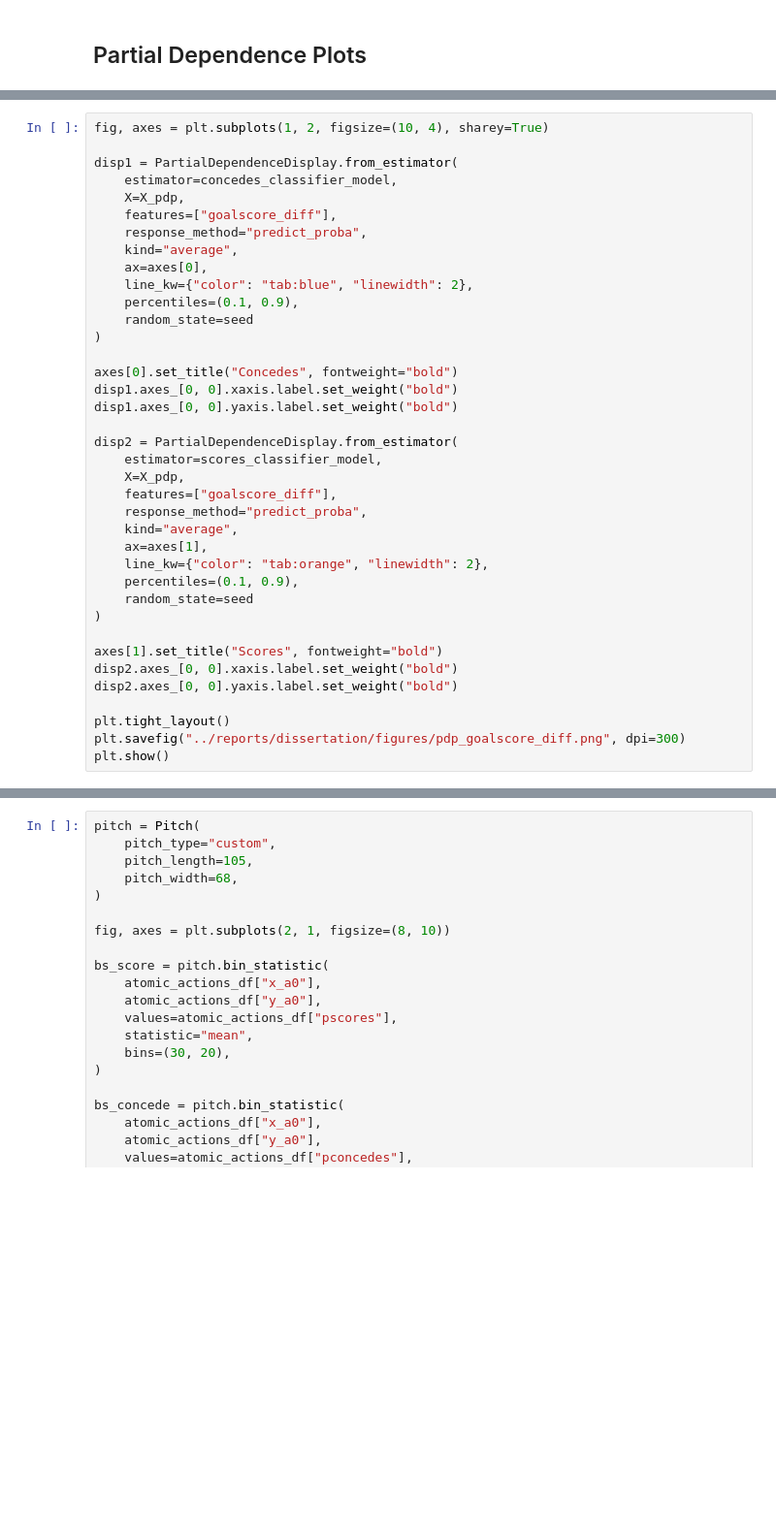
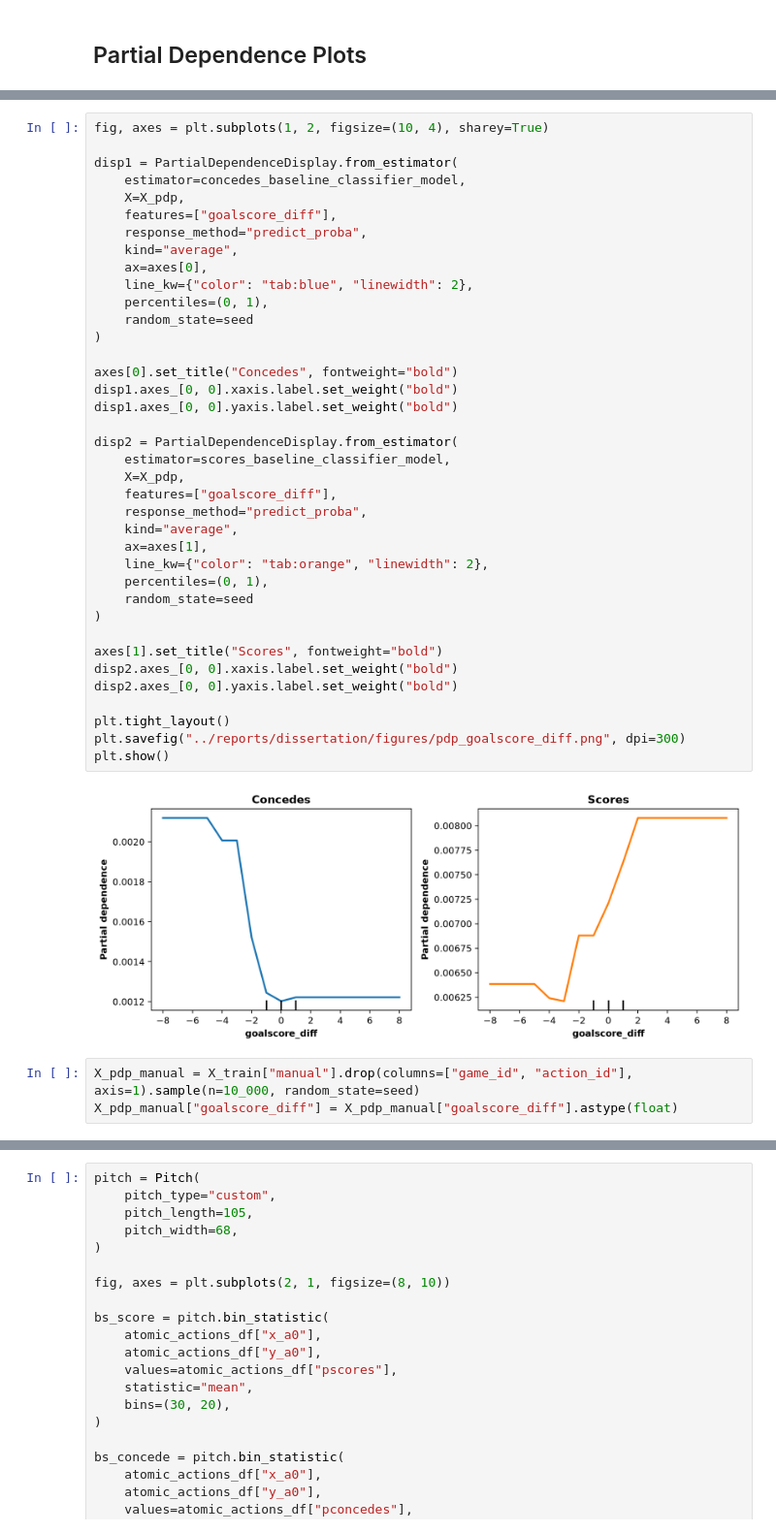
Before and after one commit to CharlieHomewood/dissertation, a Jupyter notebook: notebooks/evaluation.ipynb, the cells around one changed output, grey strips where cells are left out. Shown at 97% size. Drawn from its saved outputs; the diff is of its cells as text; blank space fills up the shorter version.

```diff
--- a/notebooks/evaluation.ipynb
+++ b/notebooks/evaluation.ipynb
@@ -1079,37 +1108,42 @@ plt.show()
 fig, axes = plt.subplots(1, 2, figsize=(10, 4), sharey=True)
 
 disp1 = PartialDependenceDisplay.from_estimator(
-    estimator=concedes_classifier_model,
+    estimator=concedes_baseline_classifier_model,
     X=X_pdp,
     features=["goalscore_diff"],
     response_method="predict_proba",
     kind="average",
     ax=axes[0],
     line_kw={"color": "tab:blue", "linewidth": 2},
-    percentiles=(0.1, 0.9),
+    percentiles=(0, 1),
     random_state=seed
 )
 
 axes[0].set_title("Concedes", fontweight="bold")
 disp1.axes_[0, 0].xaxis.label.set_weight("bold")
 disp1.axes_[0, 0].yaxis.label.set_weight("bold")
 
 disp2 = PartialDependenceDisplay.from_estimator(
-    estimator=scores_classifier_model,
+    estimator=scores_baseline_classifier_model,
     X=X_pdp,
     features=["goalscore_diff"],
     response_method="predict_proba",
     kind="average",
     ax=axes[1],
     line_kw={"color": "tab:orange", "linewidth": 2},
-    percentiles=(0.1, 0.9),
+    percentiles=(0, 1),
     random_state=seed
 )
 
 axes[1].set_title("Scores", fontweight="bold")
 disp2.axes_[0, 0].xaxis.label.set_weight("bold")
 disp2.axes_[0, 0].yaxis.label.set_weight("bold")
 
 plt.tight_layout()
 plt.savefig("../reports/dissertation/figures/pdp_goalscore_diff.png", dpi=300)
 plt.show()
+# %% [output]
+[figure, added]
+# %%
+X_pdp_manual = X_train["manual"].drop(columns=["game_id", "action_id"], axis=1).sample(n=10_000, random_state=seed)
+X_pdp_manual["goalscore_diff"] = X_pdp_manual["goalscore_diff"].astype(float)
```
Also changed, not shown: parts of 39 cells of this notebook, 15 other files.
